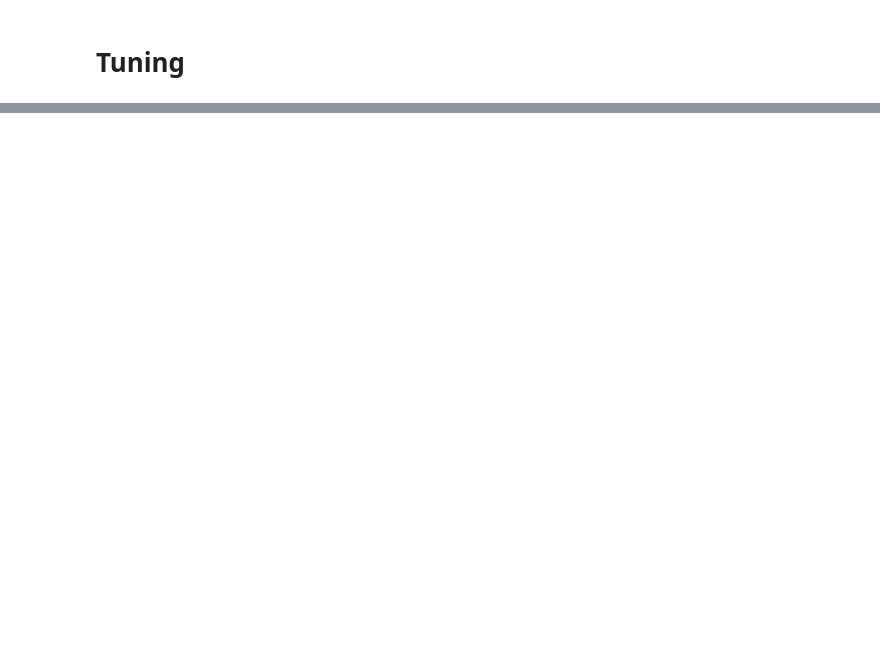
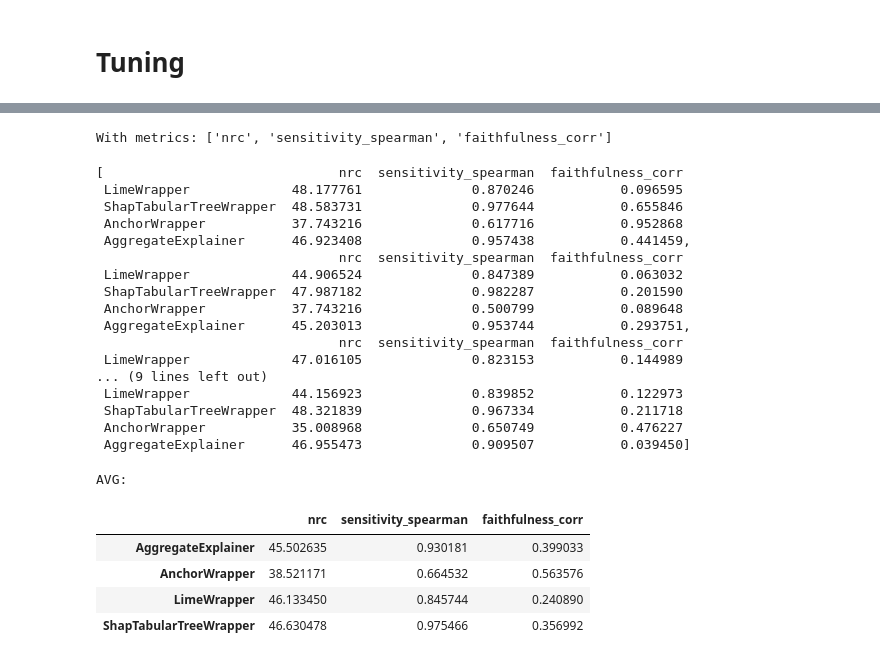
Before and after one commit to hiaac-finance/xai_aggregation, a Jupyter notebook: experiments/XaiAgg_Tuning.ipynb, the cells around one changed output, grey strips where cells are left out. Cells and saved outputs as stored; diff of their text form; code cells hidden in the pictures; blank space fills up the shorter version.

```diff
--- a/experiments/XaiAgg_Tuning.ipynb
+++ b/experiments/XaiAgg_Tuning.ipynb
@@ -612,0 +270,31 @@ results[0][5]
+# %%
+print("\n\nWith metrics: ['nrc', 'sensitivity_spearman', 'faithfulness_corr']\n")
+display(run.results[1])
+
+print("AVG:")
+display(get_expconfig_mean_results(run, 1))
+# %% [output]
+With metrics: ['nrc', 'sensitivity_spearman', 'faithfulness_corr']
+[                              nrc  sensitivity_spearman  faithfulness_corr
+ LimeWrapper             48.177761              0.870246           0.096595
+ ShapTabularTreeWrapper  48.583731              0.977644           0.655846
+ AnchorWrapper           37.743216              0.617716           0.952868
+ AggregateExplainer      46.923408              0.957438           0.441459,
+                               nrc  sensitivity_spearman  faithfulness_corr
+ LimeWrapper             44.906524              0.847389           0.063032
+ ShapTabularTreeWrapper  47.987182              0.982287           0.201590
+ AnchorWrapper           37.743216              0.500799           0.089648
+ AggregateExplainer      45.203013              0.953744           0.293751,
+                               nrc  sensitivity_spearman  faithfulness_corr
+ LimeWrapper             47.016105              0.823153           0.144989
+... (9 lines left out)
+ LimeWrapper             44.156923              0.839852           0.122973
+ ShapTabularTreeWrapper  48.321839              0.967334           0.211718
+ AnchorWrapper           35.008968              0.650749           0.476227
+ AggregateExplainer      46.955473              0.909507           0.039450]
+AVG:
+|  | nrc | sensitivity_spearman | faithfulness_corr |
+| AggregateExplainer | 45.502635 | 0.930181 | 0.399033 |
+| AnchorWrapper | 38.521171 | 0.664532 | 0.563576 |
+| LimeWrapper | 46.133450 | 0.845744 | 0.240890 |
+| ShapTabularTreeWrapper | 46.630478 | 0.975466 | 0.356992 |
```
Also changed, not shown: parts of 42 cells of this notebook, 6 other files.
